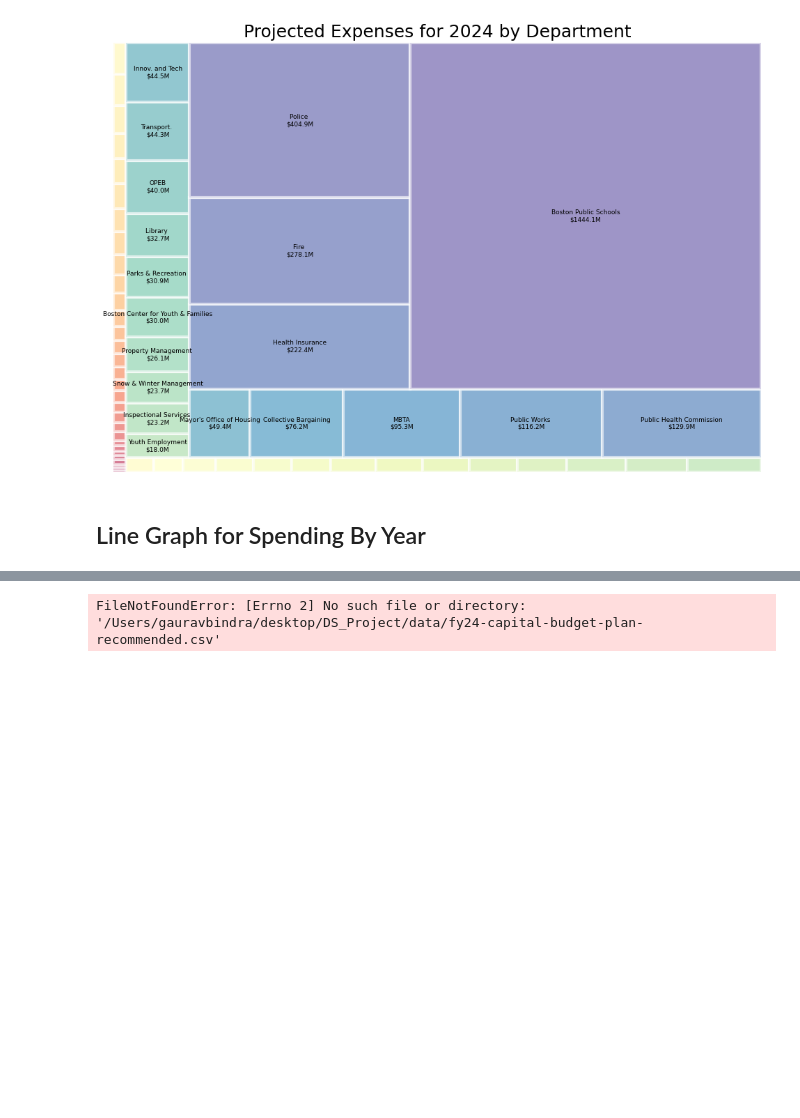
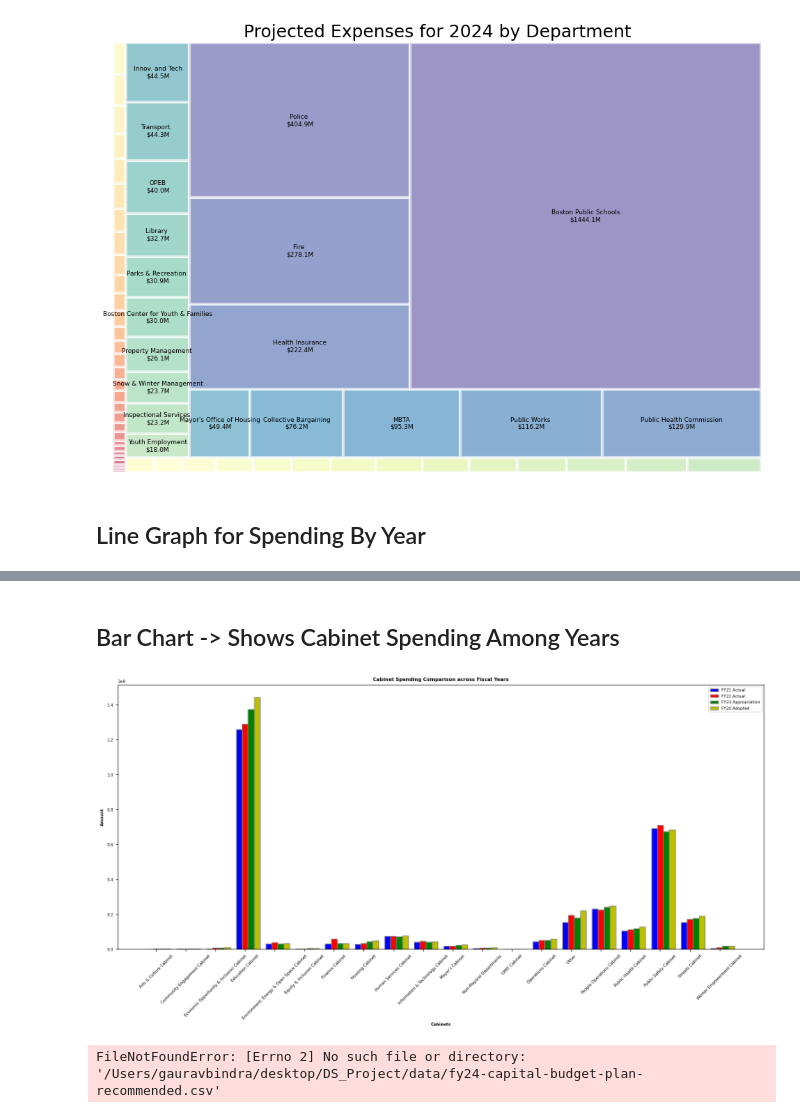
Before and after one commit to BU-Spark/ds-boston-city-budget, a Jupyter notebook: fa23-team-f/OperatingBudgetAnalysis.ipynb, the cells around one changed output, grey strips where cells are left out. Saved outputs shown, nothing was run; the diff lists cells and outputs as text; code cells hidden in the pictures; blank space fills up the shorter version.

Commit message:
Added bar graph with expense spending comparison by cabinet across years

```diff
--- a/fa23-team-f/OperatingBudgetAnalysis.ipynb
+++ b/fa23-team-f/OperatingBudgetAnalysis.ipynb
@@ -1011,3 +1011,46 @@ plt.show()
+# %% [markdown]
+## Bar Chart -> Shows Cabinet Spending Among Years
+# %%
+grouped_dset = df.groupby('Cabinet').agg({
+    'FY21ActualExpense': 'sum',
+    'FY22ActualExpense': 'sum',
+    'FY23Appropriation': 'sum',
+    'FY24Adopted': 'sum'
+}).reset_index()
+
+# Rename the columns for the plot
+grouped_dset.rename(columns={
+    'FY21ActualExpense': 'FY21 Actual',
+    'FY22ActualExpense': 'FY22 Actual',
+    'FY23Appropriation': 'FY23 Appropriation',
+    'FY24Adopted': 'FY24 Adopted'
+}, inplace=True)
+
+# Plotting
+barWidth = 0.2
+r1 = range(len(grouped_dset))
+r2 = [x + barWidth for x in r1]
+r3 = [x + barWidth for x in r2]
+r4 = [x + barWidth for x in r3]
+
+plt.figure(figsize=(15, 8))
+plt.bar(r1, grouped_dset['FY21 Actual'], color='b', width=barWidth, edgecolor='grey', label='FY21 Actual')
+plt.bar(r2, grouped_dset['FY22 Actual'], color='r', width=barWidth, edgecolor='grey', label='FY22 Actual')
+plt.bar(r3, grouped_dset['FY23 Appropriation'], color='g', width=barWidth, edgecolor='grey', label='FY23 Appropriation')
+plt.bar(r4, grouped_dset['FY24 Adopted'], color='y', width=barWidth, edgecolor='grey', label='FY24 Adopted')
+
+# Title & Subtitle
+plt.title('Cabinet Spending Comparison across Fiscal Years', fontweight='bold')
+plt.xlabel('Cabinets', fontweight='bold')
+plt.xticks([r + barWidth for r in range(len(grouped_dset))], grouped_dset['Cabinet'], rotation=45)
+plt.ylabel('Amount', fontweight='bold')
+
+# Create legend & Show graphic
+plt.legend()
+plt.tight_layout()
+plt.show()
+# %% [output]
+[figure, added]
 # %%
 df2 = pd.read_csv('/Users/gauravbindra/desktop/DS_Project/data/fy24-capital-budget-plan-recommended.csv')
 # %% [output]
```
Also changed, not shown: parts of 2 cells of this notebook.
